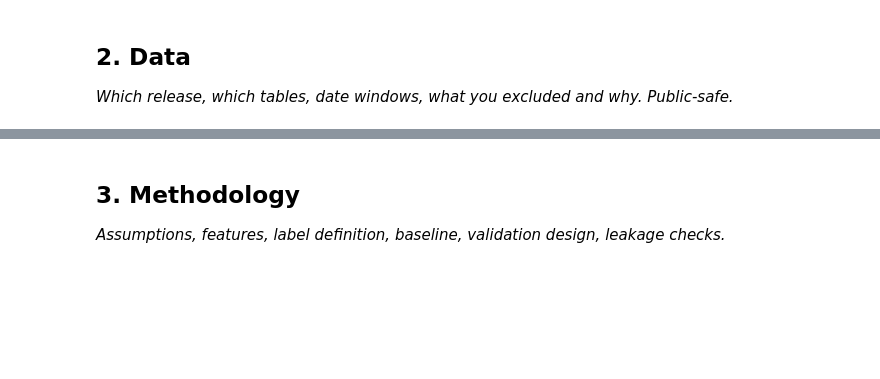
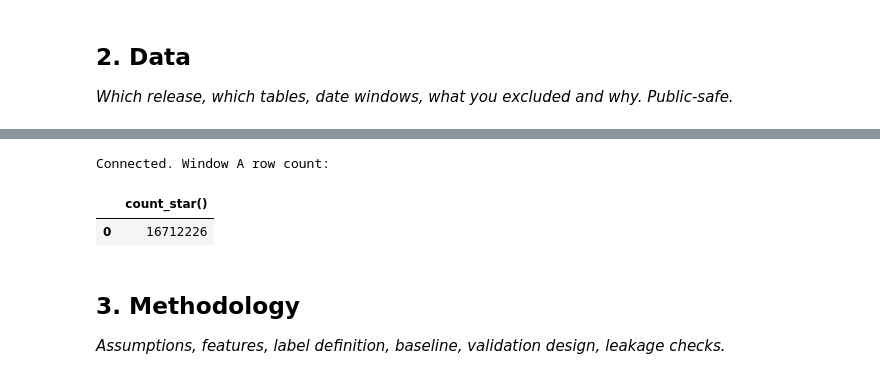
Before and after one commit to Mohidraheel/Machine-Learning-Practice, a Jupyter notebook: work/notebooks/capstone.ipynb, the cells around one changed output, grey strips where cells are left out. Saved outputs shown, nothing was run; the diff lists cells and outputs as text; code cells hidden in the pictures; blank space fills up the shorter version.

```diff
--- a/work/notebooks/capstone.ipynb
+++ b/work/notebooks/capstone.ipynb
@@ -16,0 +95,39 @@ This skeleton is yours to fill. Work the sections **in order** — each one has
+# %%
+from google.colab import userdata
+import os
+
+os.environ["HF_TOKEN"] = userdata.get("HF_TOKEN")
+from huggingface_hub import login
+login(token=os.environ["HF_TOKEN"])
+
+import duckdb
+import pandas as pd
+import numpy as np
+import matplotlib.pyplot as plt
+
+token = os.environ["HF_TOKEN"]
+con = duckdb.connect()
+con.execute("INSTALL httpfs")
+con.execute("LOAD httpfs")
+con.execute("SET secret_directory='/tmp'")
+con.execute(f"""
+    CREATE SECRET hf_secret (
+        TYPE HUGGINGFACE,
+        TOKEN '{token}'
+    )
+""")
+con.execute("""
+    CREATE OR REPLACE VIEW warehouse AS
+    SELECT * FROM read_parquet(
+        'hf://datasets/FlyRank/internship-warehouse/fact_content_daily_performance/**/*.parquet',
+        hive_partitioning=true
+    )
+""")
+
+PRE_MONTHS = "('2025-07','2025-08','2025-09')"
+A_MONTHS   = "('2025-10','2025-11','2025-12')"
+B_MONTHS   = "('2026-01','2026-02','2026-03')"
+
+print("Connected. Window A row count:")
+con.execute(f"SELECT COUNT(*) FROM warehouse WHERE month IN {A_MONTHS}").fetchdf()
+# %% [output]
@@ -17,3 +136,6 @@ This skeleton is yours to fill. Work the sections **in order** — each one has
+Connected. Window A row count:
+|  | count_star() |
+| 0 | 16712226 |
 # %% [markdown]
 ## 3. Methodology
 
```
Also changed, not shown: parts of 13 cells of this notebook.
